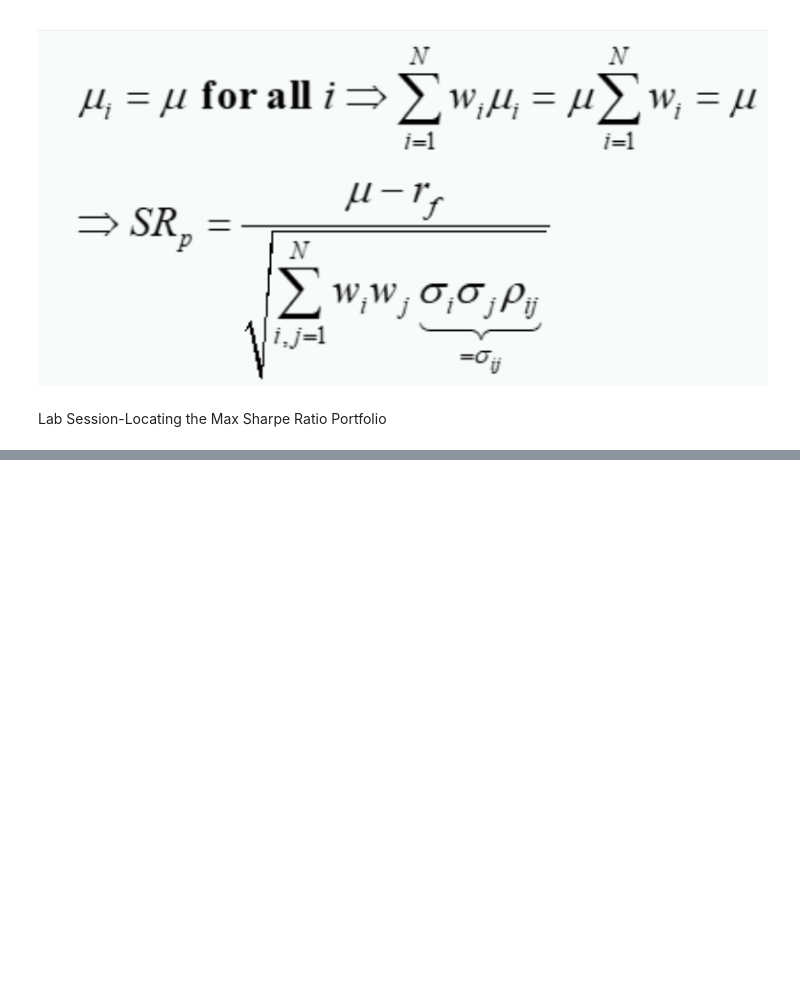
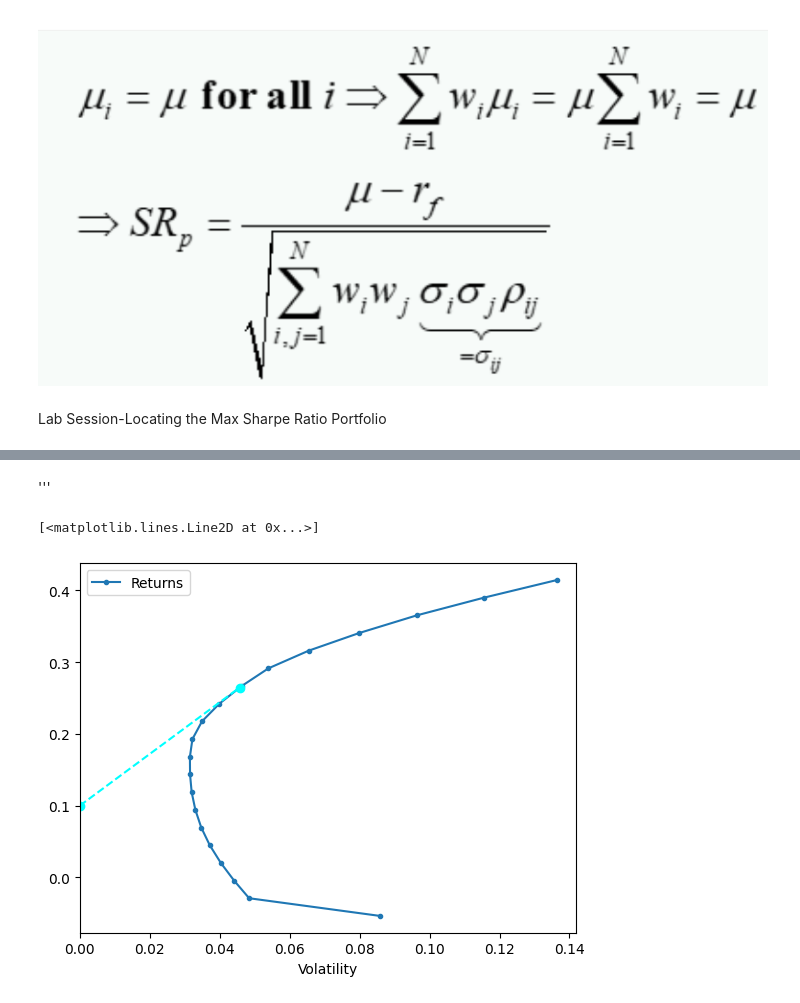
Before and after one commit to lishenjian1996/Programming-Study, a Jupyter notebook: Investment Management with Python and Machine Learning/Introduction to Portfolio Construction and Analysis with Python/week1/week2-implementing markowitz.ipynb, the cells around one changed output, grey strips where cells are left out. Saved outputs shown, nothing was run; the diff lists cells and outputs as text; code cells hidden in the pictures; blank space fills up the shorter version.

```diff
--- a/Investment Management with Python and Machine Learning/Introduction to Portfolio Construction and Analysis with Python/week1/week2-implementing markowitz.ipynb
+++ b/Investment Management with Python and Machine Learning/Introduction to Portfolio Construction and Analysis with Python/week1/week2-implementing markowitz.ipynb
@@ -28,0 +32,45 @@ cov=ind['1996':'2000'].cov()
+# %% [markdown]
+'''
+# %%
+from scipy.optimize import minimize
+import numpy as np
+import pandas as pd
+#maxmum sharpe ratio
+def msr(riskfree_rate, er, cov):
+    """
+    Riskfree rate + ER + COV -> W
+    """
+    n=er.shape[0]
+    init_guess=np.repeat(1/n, n)
+    bounds=((0.0,1.0), )*n
+    weights_sum_to_1={
+        'type': 'eq',
+        'fun': lambda weights: np.sum(weights)-1
+    }
+    def neg_sharpe_ratio(weights,riskfree_rate, er, cov):
+        """
+        Returns the negative of the sharpe ratio, given weights"""
+        r= erk.portfolio_return(weights, er)
+        vol=erk.portfolio_vol(weights, cov)
+        return -(r-riskfree_rate)/vol
+
+    results=minimize(neg_sharpe_ratio, init_guess,
+                     args=(riskfree_rate, er, cov), method='SLSQP',
+                     options={'disp':False},
+                     constraints=(weights_sum_to_1),
+                     bounds=bounds)
+    return results.x
+# %%
+ax=erk.plot_ef(20,er,cov)
+ax.set_xlim(left=0)
+rf=0.1
+w_msr=msr(rf,er,cov)
+r_msr=erk.portfolio_return(w_msr,er)
+vol_msr=erk.portfolio_vol(w_msr,cov)
+# Add CML
+cml_x=[0, vol_msr]
+cml_y=[rf, r_msr]
+ax.plot(cml_x,cml_y, color='cyan', marker='o', linestyle='dashed')
+# %% [output]
+[<matplotlib.lines.Line2D at 0x...>]
+[figure, added]
```
Also changed, not shown: parts of 27 cells of this notebook, 2 other files.
